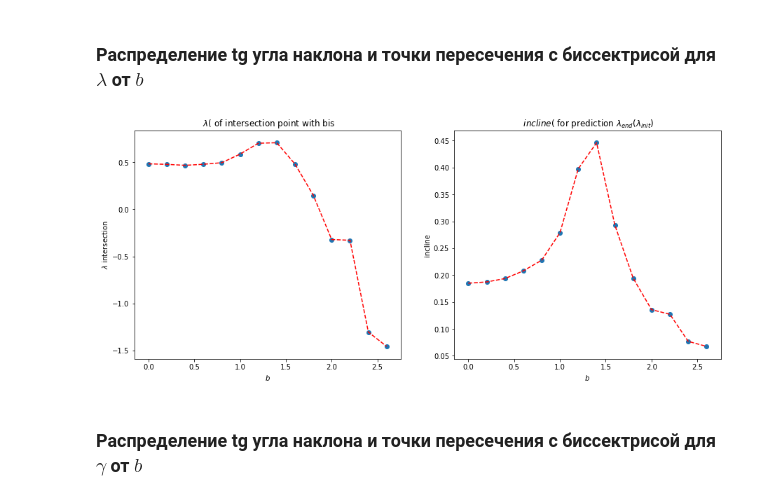
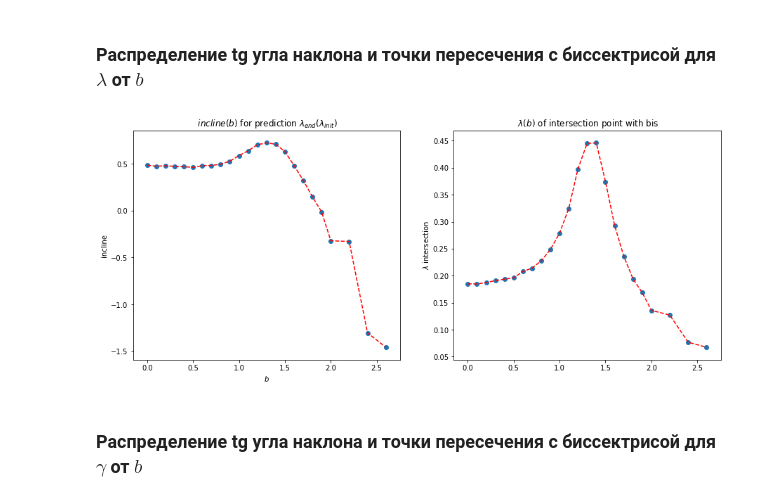
Before and after one commit to VitaliyRakitin/Diploma, a Jupyter notebook: Params2.ipynb, the cells around one changed output. Cells and saved outputs as stored; diff of their text form; code cells hidden in the pictures.

```diff
--- a/Params2.ipynb
+++ b/Params2.ipynb
@@ -483,6 +483,15 @@ v,b = process_full(PATH="out/",
 result_v = update(result_v, v)
 result_b = update(result_b, b)
 
+v,b = process_full(PATH="out1/",
+                   END_FILE_NUM=18,
+                   START_b = 0.1,
+                   END_b = 2.0)
+result_v = update(result_v, v)
+result_b = update(result_b, b)
+
+
+
 
 #v,b = process_full(PATH="big_vel/",
 #                   END_FILE_NUM=6,
@@ -618,7 +629,6 @@ for b in sorted(result_b.keys()):
         fit = np.polyfit(x,arr,1)
         fit_fn = np.poly1d(fit)
         plt.plot(x, fit_fn(x), 'r--', label = "gamma predicted")
-
         plt.xlabel('$\lambda_{init}$')
         plt.ylabel('$\gamma$')
         plt.title(' $\gamma(\lambda_{init})$ for b=%s'%(b))
@@ -626,7 +636,7 @@ for b in sorted(result_b.keys()):
 
         #параметры
         incline_gamma.append(fit[0])
-        intersection_gamma.append(fit[1]/(1 - fit[0]))
+        intersection_gamma.append(- fit[1]/fit[0])
 
         plt.show()
 # %% [output]
@@ -649,24 +658,27 @@ for b in sorted(result_b.keys()):
 # %%
 plt.figure(1, figsize=(15,6))
 
 plt.subplot(121)
 plt.plot(arr_b, incline_lmbd, 'r--')
 plt.scatter(arr_b, incline_lmbd)
 
 plt.xlabel('$b$')
-plt.ylabel('$\lambda$ intersection')
-plt.title(' $\lambda(\b)$ of intersection point with bis')
+
+plt.xlabel('$b$')
+plt.ylabel('incline')
+plt.title(' $incline(b)$ for prediction $\lambda_{end}(\lambda_{init})$')
+
 
 plt.subplot(122)
 plt.plot(arr_b, intersection_lmbd, 'r--')
 plt.scatter(arr_b, intersection_lmbd)
 
-plt.xlabel('$b$')
-plt.ylabel('incline')
-plt.title(' $incline(\b)$ for prediction $\lambda_{end}(\lambda_{init})$')
+plt.ylabel('$\lambda$ intersection')
+plt.title(' $\lambda(b)$ of intersection point with bis')
+
 
 plt.show()
 # %% [output]
-[figure, old version]
+[figure, new version]
 # %% [markdown]
 ### Распределение tg угла наклона и точки пересечения с биссектрисой для $\gamma$ от $b$
```
Also changed, not shown: parts of 9 cells of this notebook.
